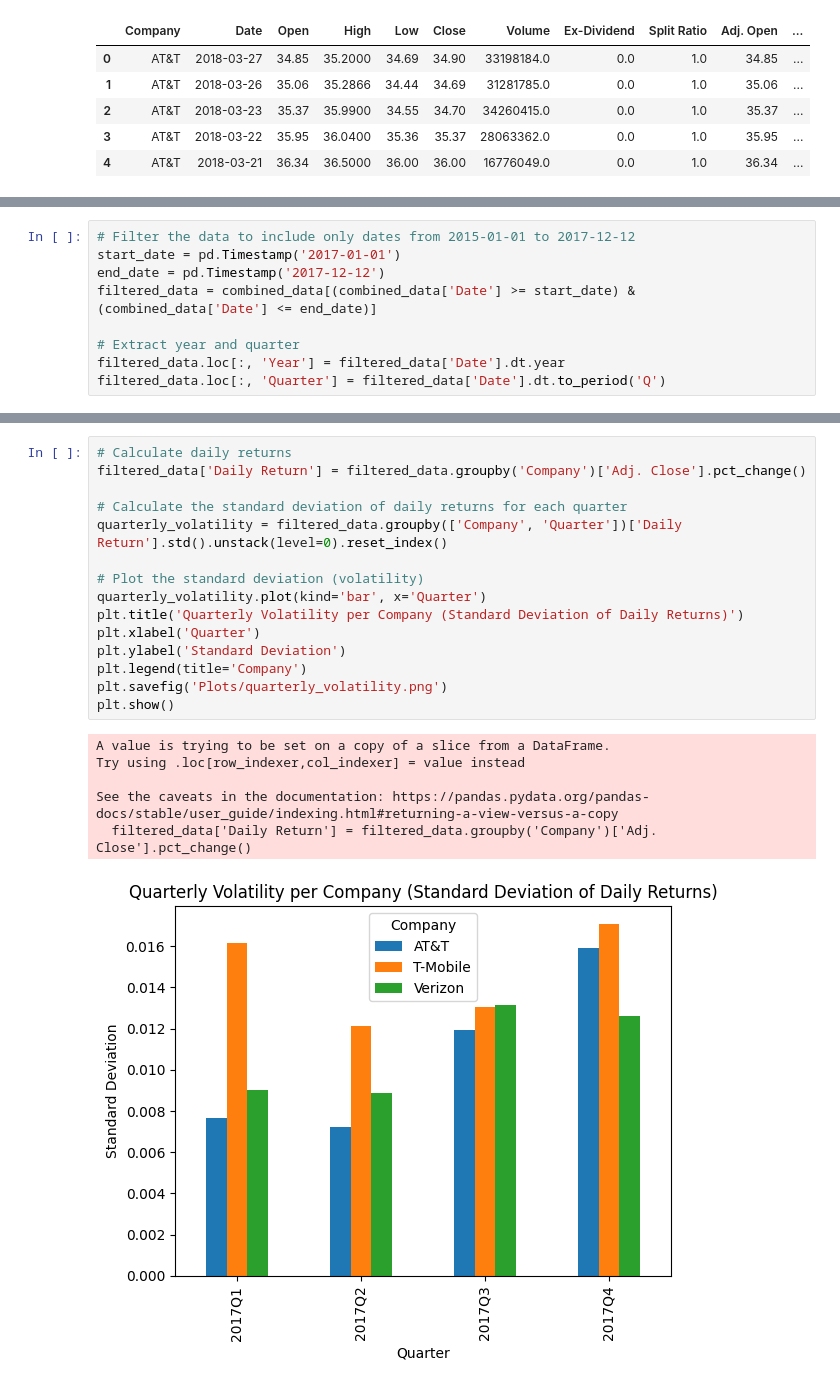
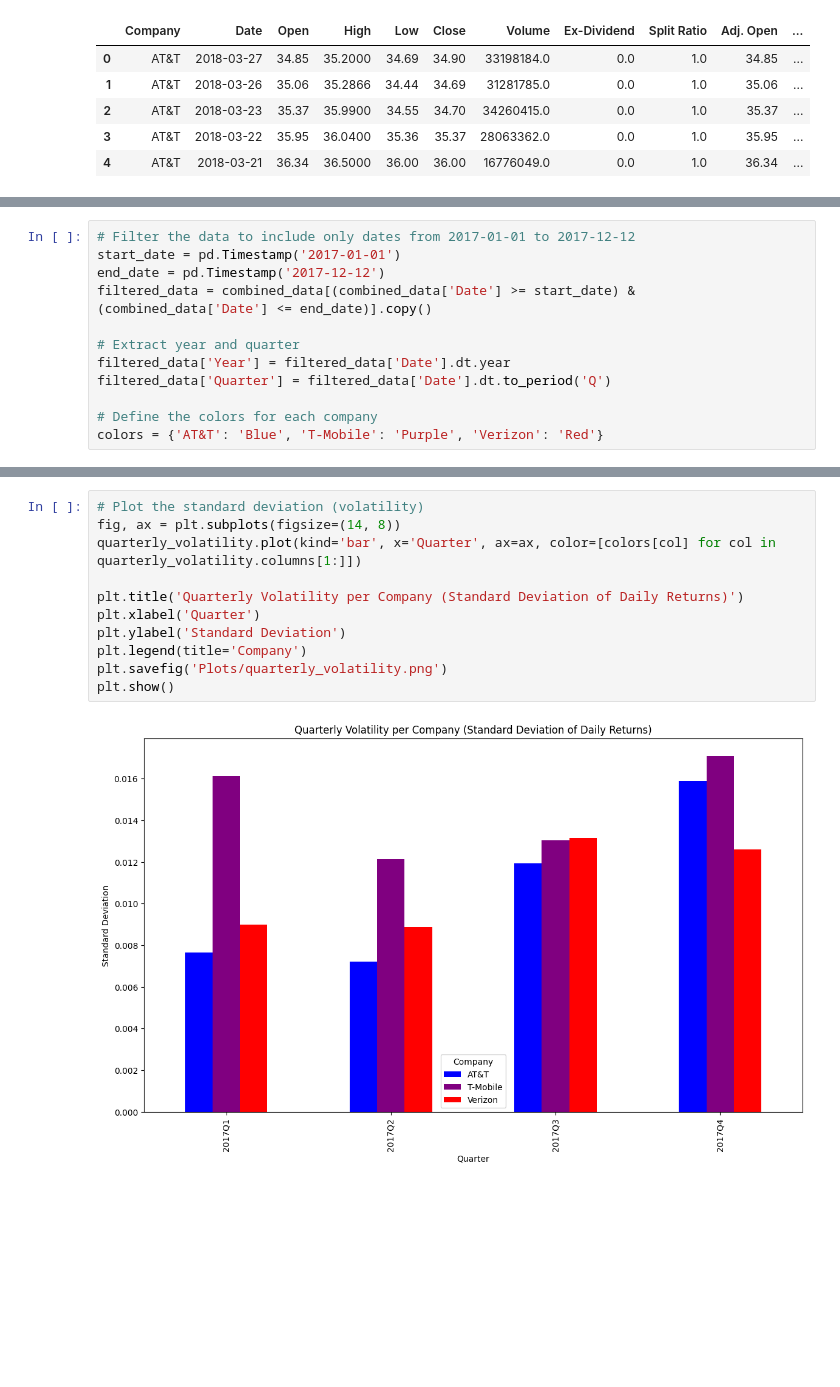
Before and after one commit to KendallBurkett/Project-1, a Jupyter notebook: telecom_analysis.ipynb, the cells around one changed output, grey strips where cells are left out. Cells and saved outputs as stored; diff of their text form; blank space fills up the shorter version.

```diff
--- a/telecom_analysis.ipynb
+++ b/telecom_analysis.ipynb
@@ -88,11 +88,14 @@ combined_data.head()
 | 8488 | AT&T | 1984-07-24 | 59.75 | 60.38 | 59.62 | 60.00 | 129100.0 | 0.0 | 1.0 | 1.275248 | ... |
 | 8487 | AT&T | 1984-07-25 | 60.00 | 61.37 | 59.87 | 60.75 | 152400.0 | 0.0 | 1.0 | 1.280584 | ... |
 # %%
-# Filter the data to include only dates from 2015-01-01 to 2017-12-12
+# Filter the data to include only dates from 2017-01-01 to 2017-12-12
 start_date = pd.Timestamp('2017-01-01')
 end_date = pd.Timestamp('2017-12-12')
-filtered_data = combined_data[(combined_data['Date'] >= start_date) & (combined_data['Date'] <= end_date)]
+filtered_data = combined_data[(combined_data['Date'] >= start_date) & (combined_data['Date'] <= end_date)].copy()
 
 # Extract year and quarter
-filtered_data.loc[:, 'Year'] = filtered_data['Date'].dt.year
-filtered_data.loc[:, 'Quarter'] = filtered_data['Date'].dt.to_period('Q')
+filtered_data['Year'] = filtered_data['Date'].dt.year
+filtered_data['Quarter'] = filtered_data['Date'].dt.to_period('Q')
+
+# Define the colors for each company
+colors = {'AT&T': 'Blue', 'T-Mobile': 'Purple', 'Verizon': 'Red'}
@@ -146,22 +138,13 @@ plt.show()
 # %%
-# Calculate daily returns
-filtered_data['Daily Return'] = filtered_data.groupby('Company')['Adj. Close'].pct_change()
+# Plot the standard deviation (volatility)
+fig, ax = plt.subplots(figsize=(14, 8))
+quarterly_volatility.plot(kind='bar', x='Quarter', ax=ax, color=[colors[col] for col in quarterly_volatility.columns[1:]])
 
-# Calculate the standard deviation of daily returns for each quarter
-quarterly_volatility = filtered_data.groupby(['Company', 'Quarter'])['Daily Return'].std().unstack(level=0).reset_index()
-
-# Plot the standard deviation (volatility)
-quarterly_volatility.plot(kind='bar', x='Quarter')
 plt.title('Quarterly Volatility per Company (Standard Deviation of Daily Returns)')
 plt.xlabel('Quarter')
 plt.ylabel('Standard Deviation')
 plt.legend(title='Company')
 plt.savefig('Plots/quarterly_volatility.png')
 plt.show()
 # %% [output]
-A value is trying to be set on a copy of a slice from a DataFrame.
-Try using .loc[row_indexer,col_indexer] = value instead
-
-See the caveats in the documentation: https://pandas.pydata.org/pandas-docs/stable/user_guide/indexing.html#returning-a-view-versus-a-copy
-  filtered_data['Daily Return'] = filtered_data.groupby('Company')['Adj. Close'].pct_change()
-[figure, old version]
+[figure, new version]
```
Also changed, not shown: parts of 6 cells of this notebook, 4 other files.
